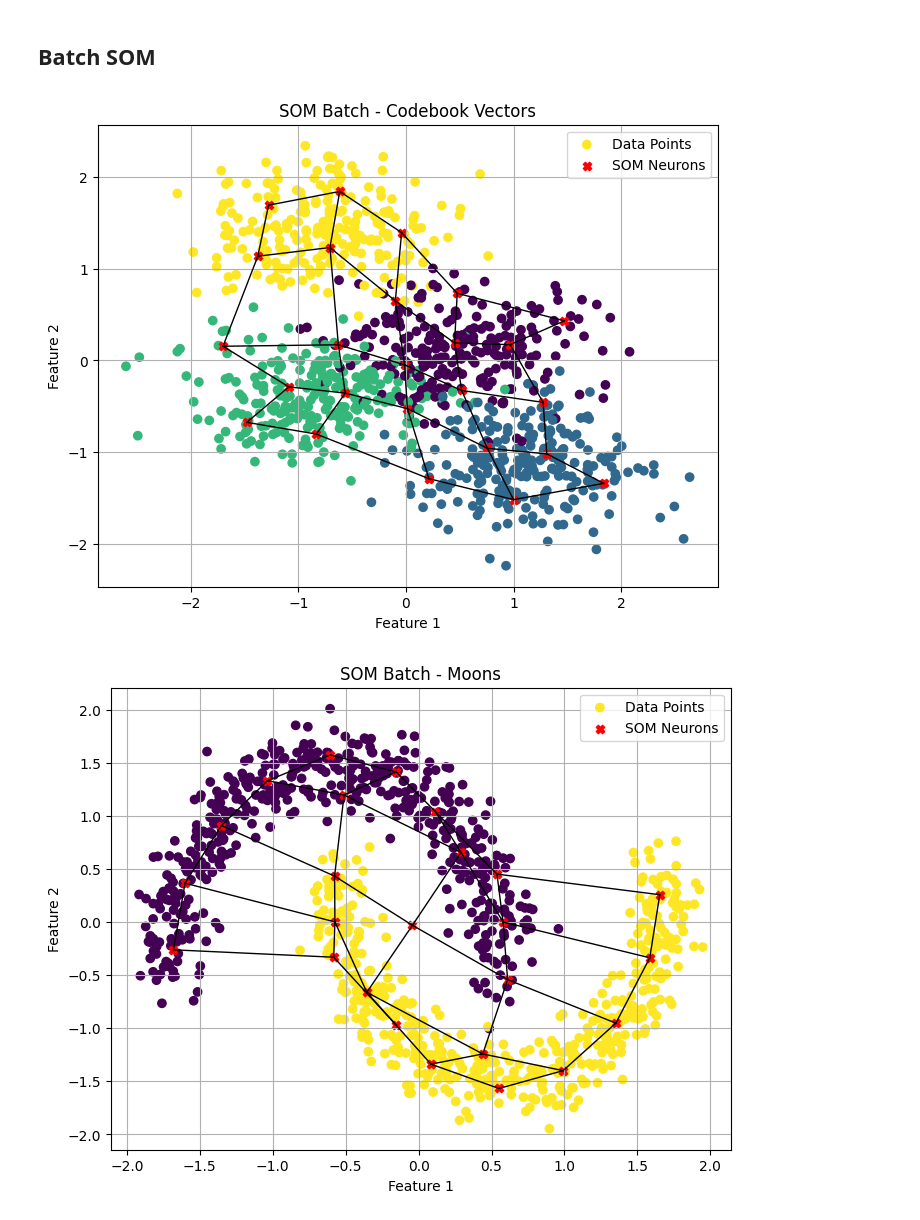
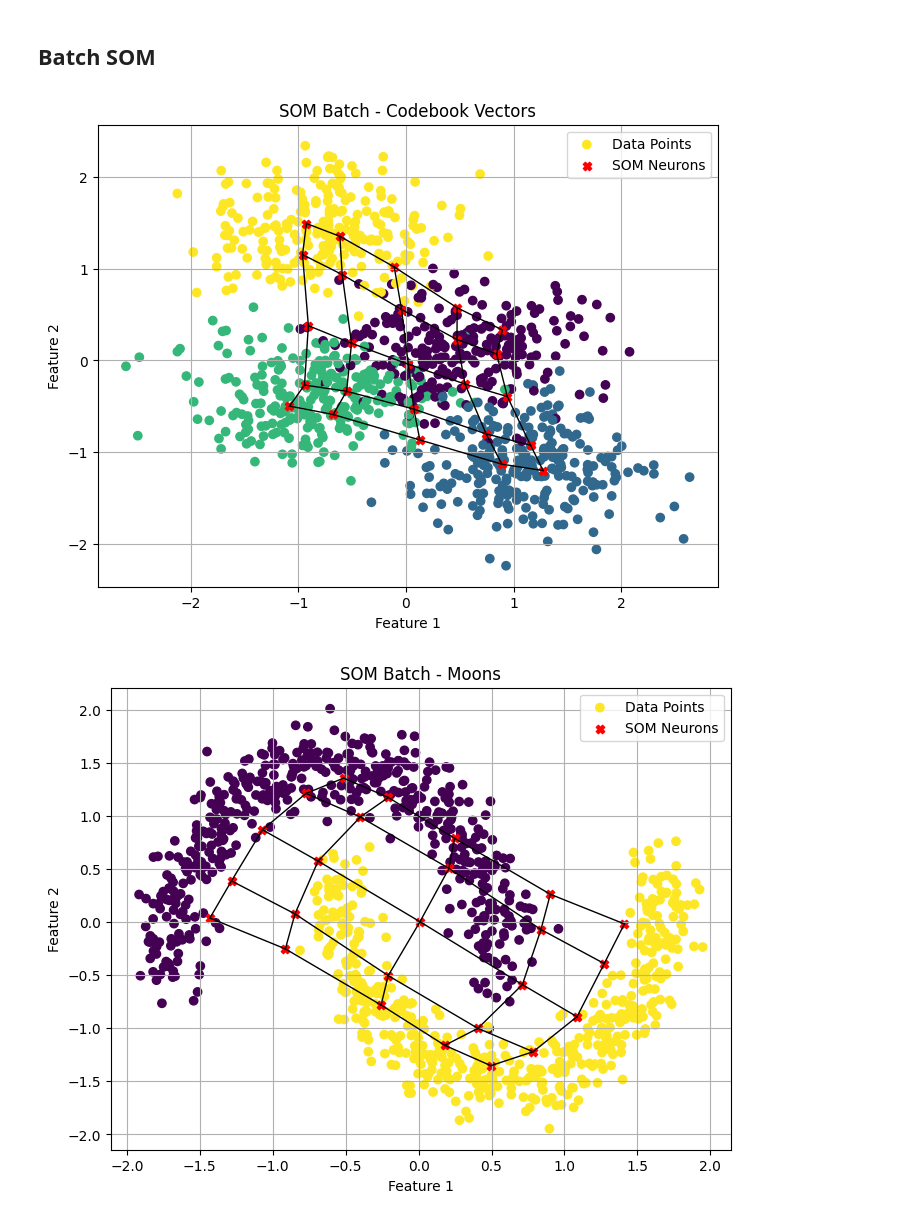
Before and after one commit to W1ll1amCA/SOM-DESOM, a Jupyter notebook: notebooks/test_som.ipynb, the cells around one changed output. Drawn from its saved outputs; the diff is of its cells as text; code cells hidden in the pictures.

```diff
--- a/notebooks/test_som.ipynb
+++ b/notebooks/test_som.ipynb
@@ -35,15 +35,15 @@ plot_som_2D(codebook_moons, X_moons_scaled, y_moons, title="SOM Stepwise - Moons
 # %% [markdown]
 ## **Batch SOM**
 # %%
-batch_som_blobs = batchSOM(1, (5,5), 1000, 'pca')
+batch_som_blobs = batchSOM(2.5, (5,5), 5000, 'pca')
 
 cb_b = batch_som_blobs.train(X_scaled)
 plot_som_2D(cb_b, X_scaled, y, title="SOM Batch - Codebook Vectors")
 # %% [output]
-[figure, old version]
+[figure, new version]
 # %%
-som_batch_moons = batchSOM(1, (5,5), 1000, 'pca')
+som_batch_moons = batchSOM(2.5, (5,5), 5000, 'pca')
 codebook_moons = som_batch_moons.train(X_moons_scaled)
 plot_som_2D(codebook_moons, X_moons_scaled, y_moons, title="SOM Batch - Moons")
 # %% [output]
-[figure, old version]
+[figure, new version]
```
Also changed, not shown: parts of 2 cells of this notebook, 2 other files.
